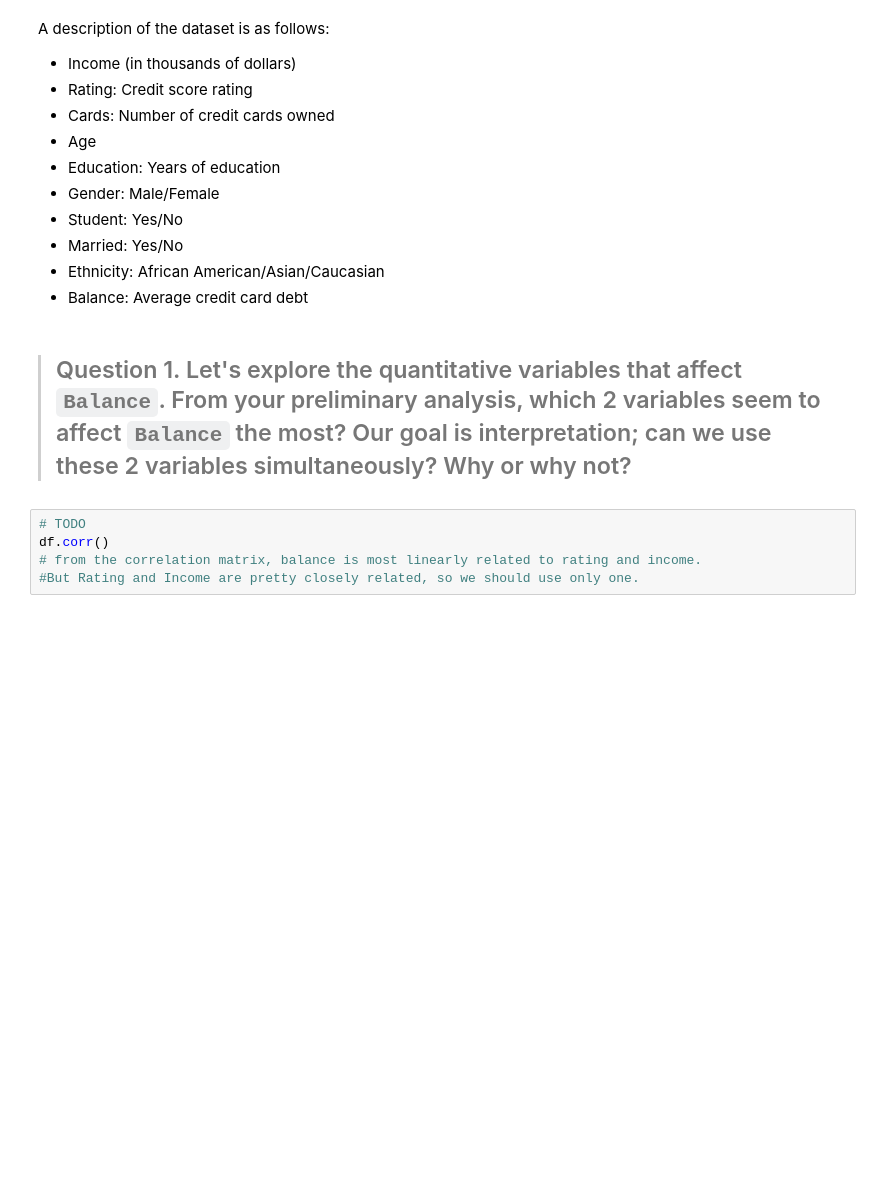
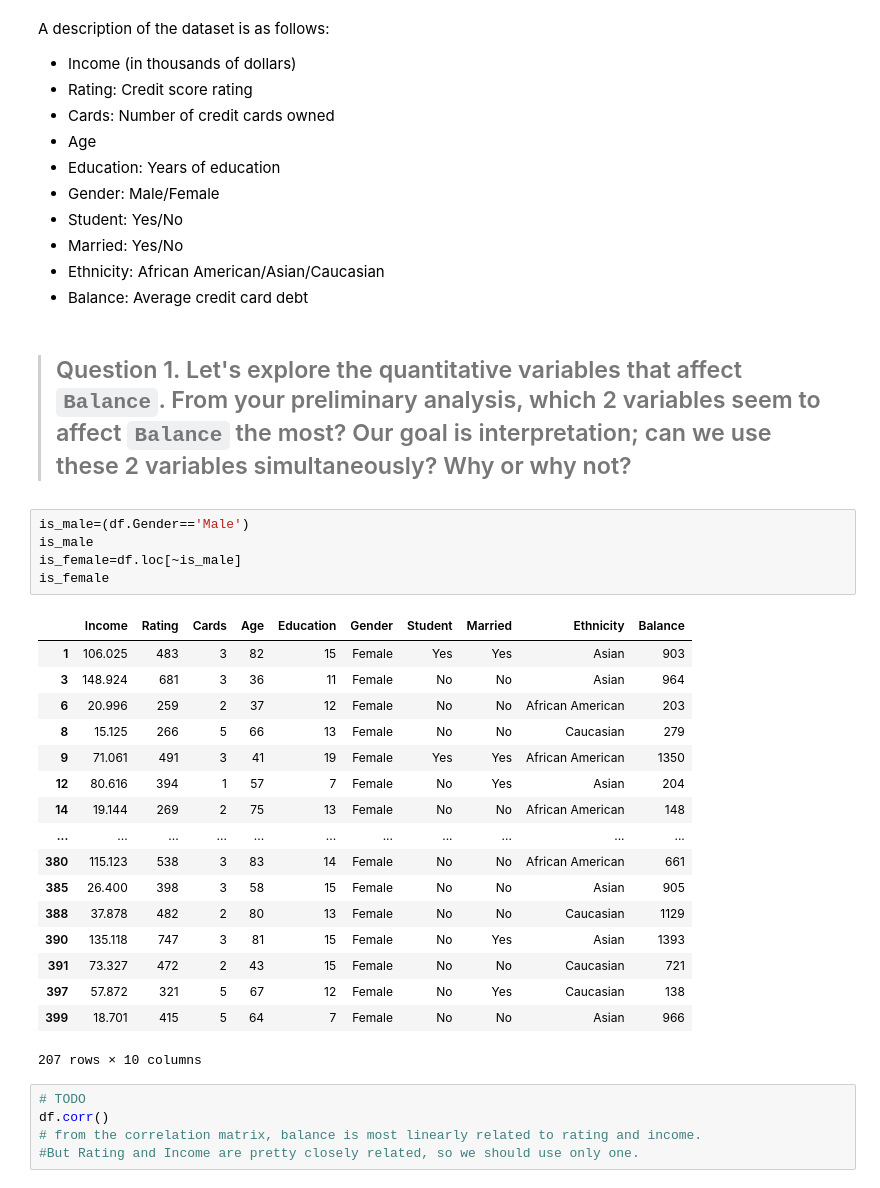
Before and after one commit to cefan-2000/DS-SF-34, a Jupyter notebook: classes/09/notebooks/assignment-09-linear-regression-part-3-starter-code.ipynb, the cells around one changed output. Saved outputs shown, nothing was run; the diff lists cells and outputs as text; blank space fills up the shorter version.

```diff
--- a/classes/09/notebooks/assignment-09-linear-regression-part-3-starter-code.ipynb
+++ b/classes/09/notebooks/assignment-09-linear-regression-part-3-starter-code.ipynb
@@ -44,6 +48,29 @@ A description of the dataset is as follows:
 - Balance: Average credit card debt
 # %% [markdown]
 > ## Question 1.  Let's explore the quantitative variables that affect `Balance`.  From your preliminary analysis, which 2 variables seem to affect `Balance` the most?  Our goal is interpretation; can we use these 2 variables simultaneously?  Why or why not?
+# %%
+is_male=(df.Gender=='Male')
+is_male
+is_female=df.loc[~is_male]
+is_female
+# %% [output]
+|  | Income | Rating | Cards | Age | Education | Gender | Student | Married | Ethnicity | Balance |
+| 1 | 106.025 | 483 | 3 | 82 | 15 | Female | Yes | Yes | Asian | 903 |
+| 3 | 148.924 | 681 | 3 | 36 | 11 | Female | No | No | Asian | 964 |
+| 6 | 20.996 | 259 | 2 | 37 | 12 | Female | No | No | African American | 203 |
+| 8 | 15.125 | 266 | 5 | 66 | 13 | Female | No | No | Caucasian | 279 |
+| 9 | 71.061 | 491 | 3 | 41 | 19 | Female | Yes | Yes | African American | 1350 |
+| 12 | 80.616 | 394 | 1 | 57 | 7 | Female | No | Yes | Asian | 204 |
+| 14 | 19.144 | 269 | 2 | 75 | 13 | Female | No | No | African American | 148 |
+| ... | ... | ... | ... | ... | ... | ... | ... | ... | ... | ... |
+| 380 | 115.123 | 538 | 3 | 83 | 14 | Female | No | No | African American | 661 |
+| 385 | 26.400 | 398 | 3 | 58 | 15 | Female | No | No | Asian | 905 |
+| 388 | 37.878 | 482 | 2 | 80 | 13 | Female | No | No | Caucasian | 1129 |
+| 390 | 135.118 | 747 | 3 | 81 | 15 | Female | No | Yes | Asian | 1393 |
+| 391 | 73.327 | 472 | 2 | 43 | 15 | Female | No | No | Caucasian | 721 |
+| 397 | 57.872 | 321 | 5 | 67 | 12 | Female | No | Yes | Caucasian | 138 |
+| 399 | 18.701 | 415 | 5 | 64 | 7 | Female | No | No | Asian | 966 |
+207 rows × 10 columns
 # %%
 # TODO
 df.corr()
```
Also changed, not shown: parts of 4 cells of this notebook, 1 other file.
